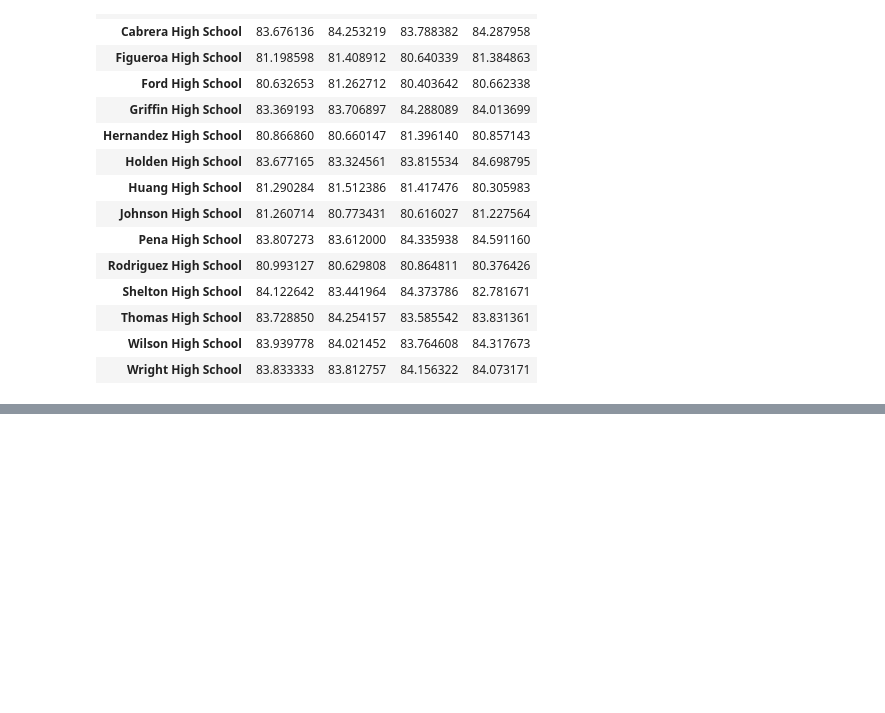
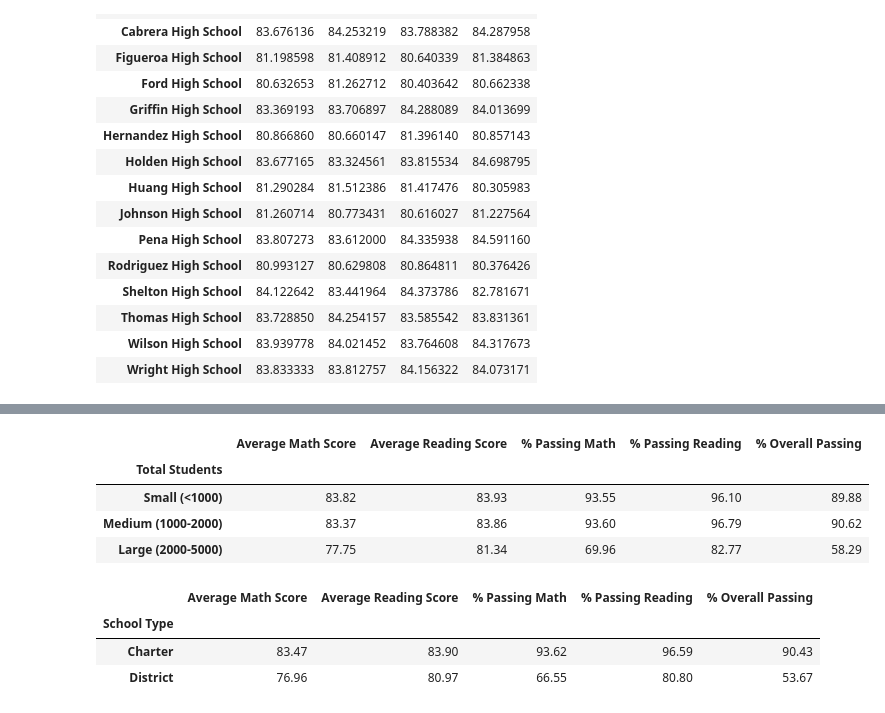
Before and after one commit to SwobabikaJena/pandas-challenge, a Jupyter notebook: PyCitySchools/solved.ipynb, the cells around one changed output, grey strips where cells are left out. Drawn from its saved outputs; the diff is of its cells as text; code cells hidden in the pictures; blank space fills up the shorter version.

```diff
--- a/PyCitySchools/solved.ipynb
+++ b/PyCitySchools/solved.ipynb
@@ -286,0 +340,36 @@ summary_reading_bygrade
+# %%
+bins = [0, 1000,2000,5000]
+group_labels = ["Small (<1000)", "Medium (1000-2000)", "Large (2000-5000)"]
+school_names_df["Total Students"] = pd.cut(school_names_df["Total Students"], bins, labels = group_labels)
+grouped_school_size_df = school_names_df.groupby(["Total Students"]).agg({'Average Math Score': ['mean'],
+                                                'Average Reading Score': ['mean'],'% Passing Math':['mean'],
+                                                '% Passing Reading':['mean'],'% Overall Passing':['mean'] })
+grouped_school_size_df.columns = ['Average Math Score', 'Average Reading Score', '% Passing Math', '% Passing Reading',
+                                    '% Overall Passing']
+
+grouped_school_size_df= grouped_school_size_df.round({'Average Math Score': 2, 'Average Reading Score': 2,'% Passing Math': 2,
+                                 '% Passing Reading': 2,'% Overall Passing': 2 })
+
+grouped_school_size_df.head()
+# %% [output]
+|  | Average Math Score | Average Reading Score | % Passing Math | % Passing Reading | % Overall Passing |
+| Total Students |  |  |  |  |  |
+| Small (<1000) | 83.82 | 83.93 | 93.55 | 96.10 | 89.88 |
+| Medium (1000-2000) | 83.37 | 83.86 | 93.60 | 96.79 | 90.62 |
+| Large (2000-5000) | 77.75 | 81.34 | 69.96 | 82.77 | 58.29 |
+# %%
+grouped_school_type_df = school_names_df.groupby(["School Type"]).agg({'Average Math Score': ['mean'],
+                                                'Average Reading Score': ['mean'],'% Passing Math':['mean'],
+                                                '% Passing Reading':['mean'],'% Overall Passing':['mean'] })
+grouped_school_type_df.columns = ['Average Math Score', 'Average Reading Score', '% Passing Math', '% Passing Reading',
+                                    '% Overall Passing']
+
+grouped_school_type_df= grouped_school_type_df.round({'Average Math Score': 2, 'Average Reading Score': 2,'% Passing Math': 2,
+                                 '% Passing Reading': 2,'% Overall Passing': 2 })
+
+grouped_school_type_df.head()
+# %% [output]
+|  | Average Math Score | Average Reading Score | % Passing Math | % Passing Reading | % Overall Passing |
+| School Type |  |  |  |  |  |
+| Charter | 83.47 | 83.90 | 93.62 | 96.59 | 90.43 |
+| District | 76.96 | 80.97 | 66.55 | 80.80 | 53.67 |
```
Also changed, not shown: parts of 4 cells of this notebook.
